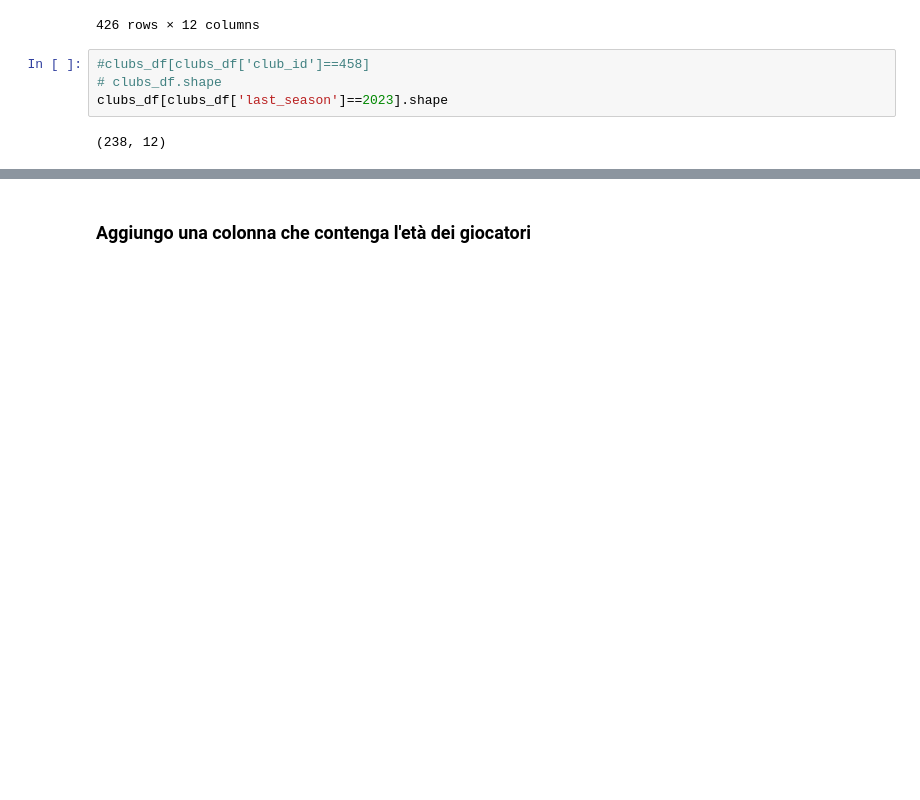
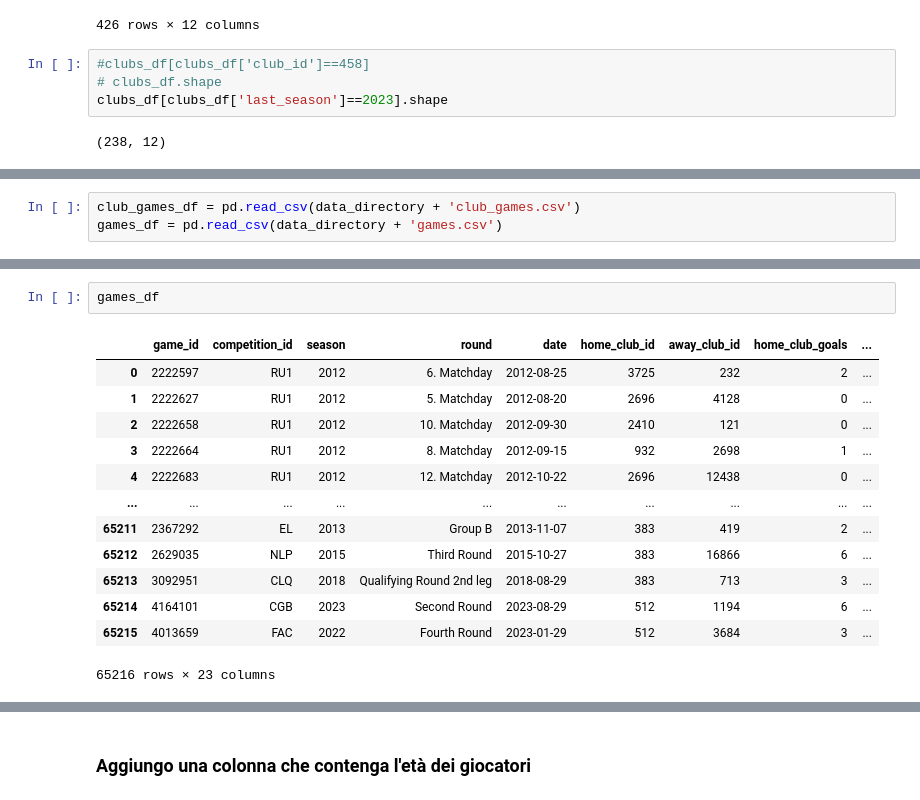
Before and after one commit to IUM-TWEB/Footbrawl, a Jupyter notebook: DataAnalytics/Clubs.ipynb, the cells around one changed output, grey strips where cells are left out. Drawn from its saved outputs; the diff is of its cells as text; blank space fills up the shorter version.

```diff
--- a/DataAnalytics/Clubs.ipynb
+++ b/DataAnalytics/Clubs.ipynb
@@ -129,0 +184,3 @@ clubs_df[clubs_df['last_season']==2023].shape
+# %%
+club_games_df = pd.read_csv(data_directory + 'club_games.csv')
+games_df = pd.read_csv(data_directory + 'games.csv')
@@ -129,0 +203,16 @@ clubs_df[clubs_df['last_season']==2023].shape
+# %%
+games_df
+# %% [output]
+|  | game_id | competition_id | season | round | date | home_club_id | away_club_id | home_club_goals | ... |
+| 0 | 2222597 | RU1 | 2012 | 6. Matchday | 2012-08-25 | 3725 | 232 | 2 | ... |
+| 1 | 2222627 | RU1 | 2012 | 5. Matchday | 2012-08-20 | 2696 | 4128 | 0 | ... |
+| 2 | 2222658 | RU1 | 2012 | 10. Matchday | 2012-09-30 | 2410 | 121 | 0 | ... |
+| 3 | 2222664 | RU1 | 2012 | 8. Matchday | 2012-09-15 | 932 | 2698 | 1 | ... |
+| 4 | 2222683 | RU1 | 2012 | 12. Matchday | 2012-10-22 | 2696 | 12438 | 0 | ... |
+| ... | ... | ... | ... | ... | ... | ... | ... | ... | ... |
+| 65211 | 2367292 | EL | 2013 | Group B | 2013-11-07 | 383 | 419 | 2 | ... |
+| 65212 | 2629035 | NLP | 2015 | Third Round | 2015-10-27 | 383 | 16866 | 6 | ... |
+| 65213 | 3092951 | CLQ | 2018 | Qualifying Round 2nd leg | 2018-08-29 | 383 | 713 | 3 | ... |
+| 65214 | 4164101 | CGB | 2023 | Second Round | 2023-08-29 | 512 | 1194 | 6 | ... |
+| 65215 | 4013659 | FAC | 2022 | Fourth Round | 2023-01-29 | 512 | 3684 | 3 | ... |
+65216 rows × 23 columns
```
Also changed, not shown: parts of 20 cells of this notebook.
